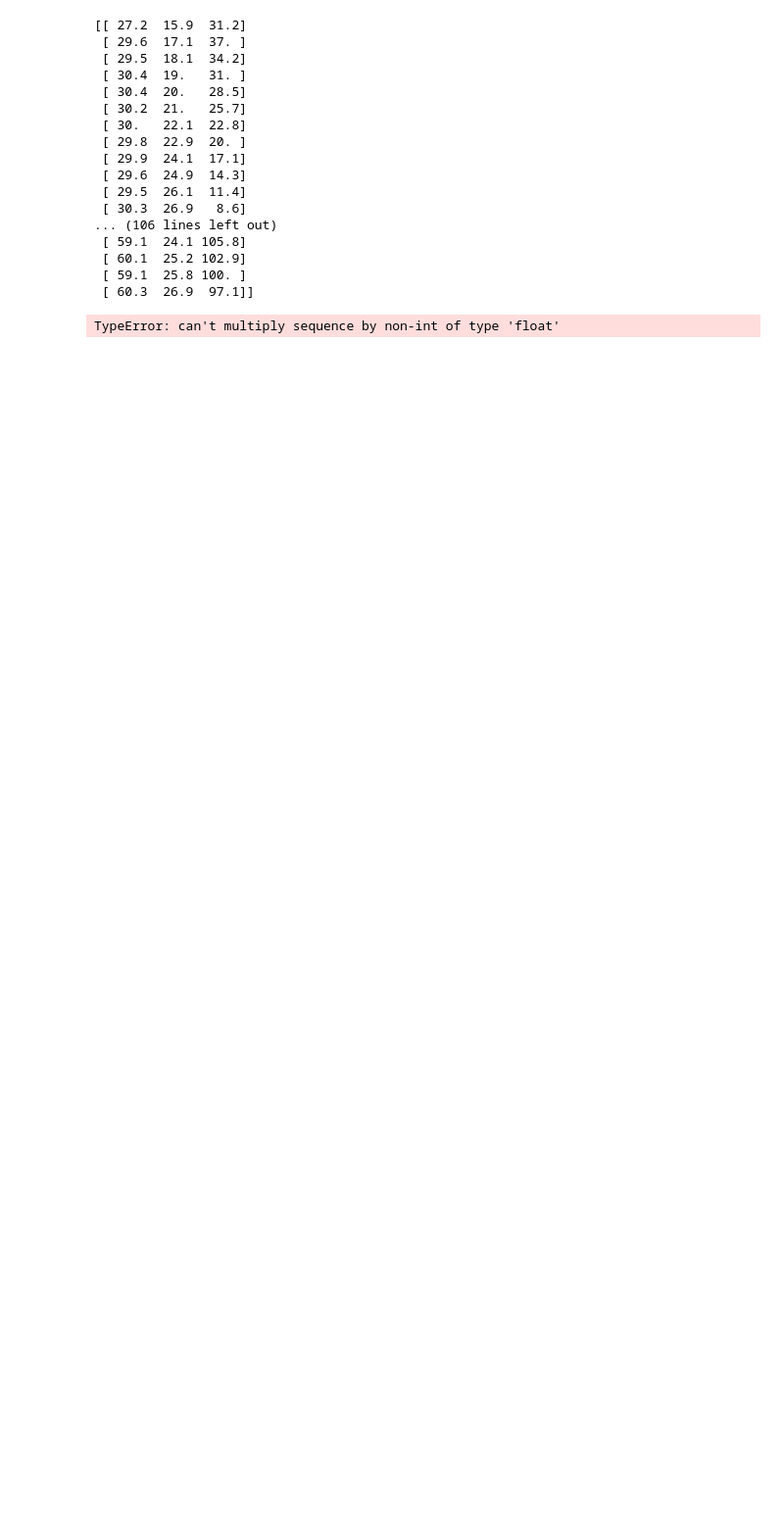
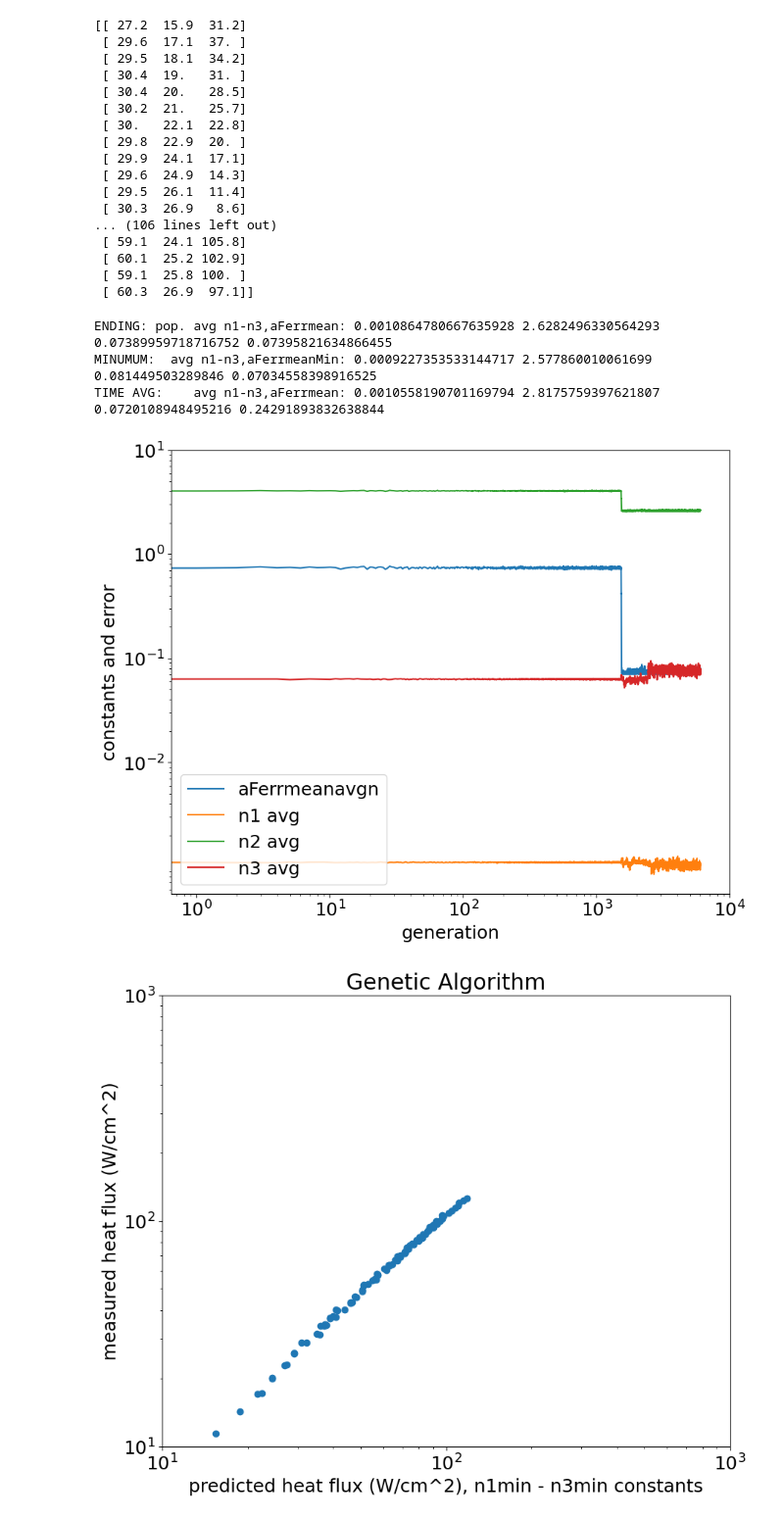
Before and after one commit to tristan-gardner/ME249_project, a Jupyter notebook: 1_genetic_algo/part2.ipynb, the cells around one changed output. Shown at 98% size. Cells and saved outputs as stored; diff of their text form; code cells hidden in the pictures; blank space fills up the shorter version.

```diff
--- a/1_genetic_algo/part2.ipynb
+++ b/1_genetic_algo/part2.ipynb
@@ -380,7 +380,7 @@ for k in range(NGEN):
     ''' CALCULATING MEAN ERROR FOR POPULATION'''
     for i in range(ND):
         t_in, t_out, q_data = training_data[i]
-        Ferravgn[i] =   q_data - predict(n1avg[k], n2avg, n3avg, t_in, t_out)
+        Ferravgn[i] =   q_data - predict(n1avg[k], n2avg[k], n3avg[k], t_in, t_out)
 
         #aFerravgn[i] = abs(Ferr[i])/abs(lydata[i][0])
         aFerravgn[i] = abs(Ferravgn[i])/abs(q_data)
@@ -450,34 +450,38 @@ plt.rcParams.update({'font.size': 18})
 # computed using the mean n values
 plt.plot(gen, aFerrmeanavgn)
 plt.plot(gen, n1avg)
 plt.plot(gen, n2avg)
 plt.plot(gen, n3avg)
 plt.legend(['aFerrmeanavgn', 'n1 avg', 'n2 avg', 'n3 avg'], loc='lower left')
 
 # naming the x axis
 plt.xlabel('generation')
 # naming the y axis
 plt.ylabel('constants and error')
 plt.loglog()
 plt.yticks([0.01,0.1,1.0,10])
 plt.xticks([1,10,100,1000,10000])
 plt.show()
 
 
 '''CALCULATE PREDICTED VALUES AND RETRIEVE DATA VALUES TO PLOT'''
 plt.scatter(qpppred, qppdata)
 plt.title('Genetic Algorithm')
 plt.xlabel('predicted heat flux (W/cm^2), n1min - n3min constants')
 plt.ylabel('measured heat flux (W/cm^2)')
 plt.loglog()
 plt.xlim(xmax = 1000, xmin = 10)
 plt.ylim(ymax = 1000, ymin = 10)
 
 plt.show()
 
 # end CodeP1.2F24
 # %% [output]
-TypeError: can't multiply sequence by non-int of type 'float'
+ENDING: pop. avg n1-n3,aFerrmean: 0.0010864780667635928 2.6282496330564293 0.07389959718716752 0.07395821634866455
+MINUMUM:  avg n1-n3,aFerrmeanMin: 0.0009227353533144717 2.577860010061699 0.081449503289846 0.07034558398916525
+TIME AVG:    avg n1-n3,aFerrmean: 0.0010558190701169794 2.8175759397621807 0.0720108948495216 0.24291893832638844
+[figure, added]
+[figure, added]
 # %%
 sq_err_total = 0
 err_prcts = []
```
Also changed, not shown: parts of 2 cells of this notebook.
